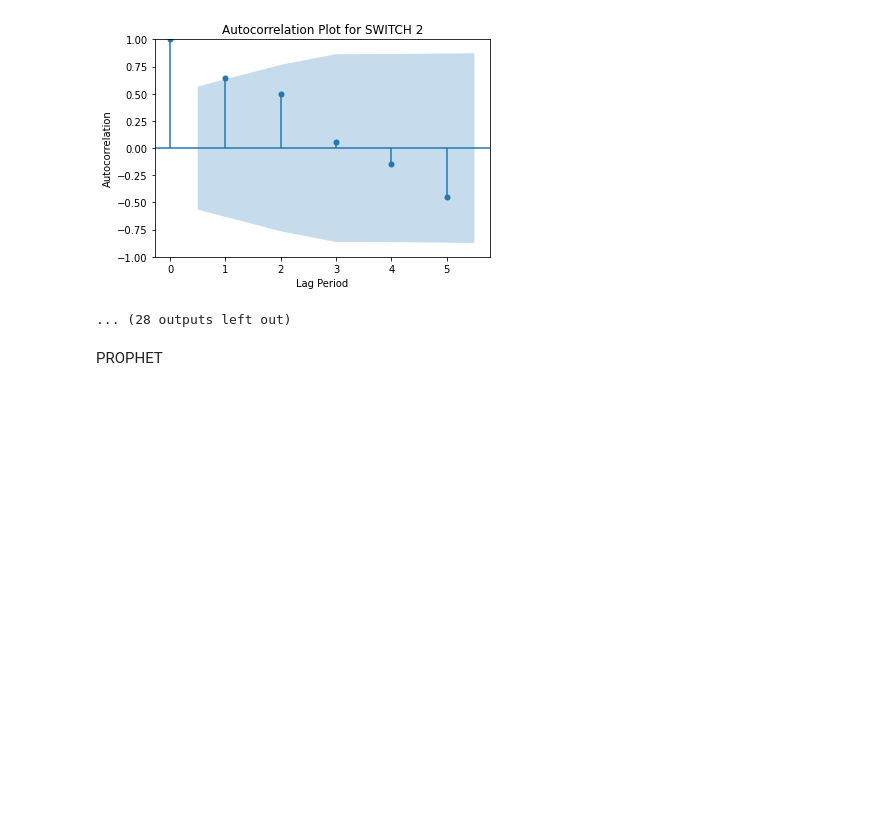
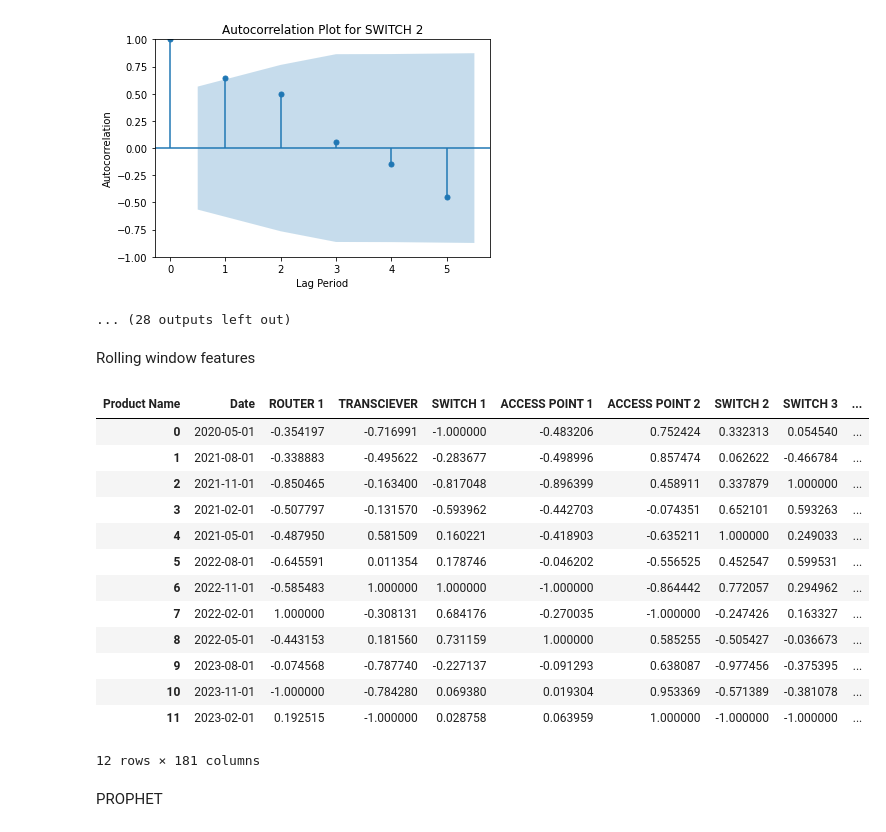
Before and after one commit to Jayasuryan0821-git/Cisco-Hackathon, a Jupyter notebook: final.ipynb, the cells around one changed output. Drawn from its saved outputs; the diff is of its cells as text; code cells hidden in the pictures; blank space fills up the shorter version.

```diff
--- a/final.ipynb
+++ b/final.ipynb
@@ -541,6 +541,50 @@ for product in products:
 <Figure size 864x432 with 0 Axes>
 [figure]
 ... (28 outputs left out)
+# %% [markdown]
+Rolling window features
+# %%
+products = new.columns[1:]
+window_size = 3
+
+for product in products:
+    scaled_iterative_df[f'{product}_Rolling_Mean_Sales'] = scaled_iterative_df[product].rolling(window=window_size, min_periods=1).mean()
+    scaled_iterative_df[f'{product}_Rolling_Max_Sales'] = scaled_iterative_df[product].rolling(window=window_size, min_periods=1).max()
+    scaled_iterative_df[f'{product}_Rolling_Min_Sales'] = scaled_iterative_df[product].rolling(window=window_size, min_periods=1).min()
+
+    scaled_0_df[f'{product}_Rolling_Mean_Sales'] = scaled_0_df[product].rolling(window=window_size, min_periods=1).mean()
+    scaled_0_df[f'{product}_Rolling_Max_Sales'] = scaled_0_df[product].rolling(window=window_size, min_periods=1).max()
+    scaled_0_df[f'{product}_Rolling_Min_Sales'] = scaled_0_df[product].rolling(window=window_size, min_periods=1).max()
+
+    scaled_spline_df[f'{product}_Rolling_Mean_Sales'] = scaled_spline_df[product].rolling(window=window_size, min_periods=1).mean()
+    scaled_spline_df[f'{product}_Rolling_Max_Sales'] = scaled_spline_df[product].rolling(window=window_size, min_periods=1).max()
+    scaled_spline_df[f'{product}_Rolling_Min_Sales'] = scaled_spline_df[product].rolling(window=window_size, min_periods=1).max()
+
+    scaled_linear_df[f'{product}_Rolling_Mean_Sales'] = scaled_linear_df[product].rolling(window=window_size, min_periods=1).mean()
+    scaled_linear_df[f'{product}_Rolling_Max_Sales'] = scaled_linear_df[product].rolling(window=window_size, min_periods=1).max()
+    scaled_linear_df[f'{product}_Rolling_Min_Sales'] = scaled_linear_df[product].rolling(window=window_size, min_periods=1).max()
+
+# scaled_linear_df.fillna(0, inplace=True)
+# scaled_iterative_df.fillna(0, inplace=True)
+# scaled_0_df.fillna(0, inplace=True)
+# scaled_spline_df.fillna(0, inplace=True)
+# %%
+scaled_iterative_df
+# %% [output]
+| Product Name | Date | ROUTER 1 | TRANSCIEVER | SWITCH 1 | ACCESS POINT 1 | ACCESS POINT 2 | SWITCH 2 | SWITCH 3 | ... |
+| 0 | 2020-05-01 | -0.354197 | -0.716991 | -1.000000 | -0.483206 | 0.752424 | 0.332313 | 0.054540 | ... |
+| 1 | 2021-08-01 | -0.338883 | -0.495622 | -0.283677 | -0.498996 | 0.857474 | 0.062622 | -0.466784 | ... |
+| 2 | 2021-11-01 | -0.850465 | -0.163400 | -0.817048 | -0.896399 | 0.458911 | 0.337879 | 1.000000 | ... |
+| 3 | 2021-02-01 | -0.507797 | -0.131570 | -0.593962 | -0.442703 | -0.074351 | 0.652101 | 0.593263 | ... |
+| 4 | 2021-05-01 | -0.487950 | 0.581509 | 0.160221 | -0.418903 | -0.635211 | 1.000000 | 0.249033 | ... |
+| 5 | 2022-08-01 | -0.645591 | 0.011354 | 0.178746 | -0.046202 | -0.556525 | 0.452547 | 0.599531 | ... |
+| 6 | 2022-11-01 | -0.585483 | 1.000000 | 1.000000 | -1.000000 | -0.864442 | 0.772057 | 0.294962 | ... |
+| 7 | 2022-02-01 | 1.000000 | -0.308131 | 0.684176 | -0.270035 | -1.000000 | -0.247426 | 0.163327 | ... |
+| 8 | 2022-05-01 | -0.443153 | 0.181560 | 0.731159 | 1.000000 | 0.585255 | -0.505427 | -0.036673 | ... |
+| 9 | 2023-08-01 | -0.074568 | -0.787740 | -0.227137 | -0.091293 | 0.638087 | -0.977456 | -0.375395 | ... |
+| 10 | 2023-11-01 | -1.000000 | -0.784280 | 0.069380 | 0.019304 | 0.953369 | -0.571389 | -0.381078 | ... |
+| 11 | 2023-02-01 | 0.192515 | -1.000000 | 0.028758 | 0.063959 | 1.000000 | -1.000000 | -1.000000 | ... |
+12 rows × 181 columns
 # %%
 # scaled_iterative_df
 # %% [markdown]
```
